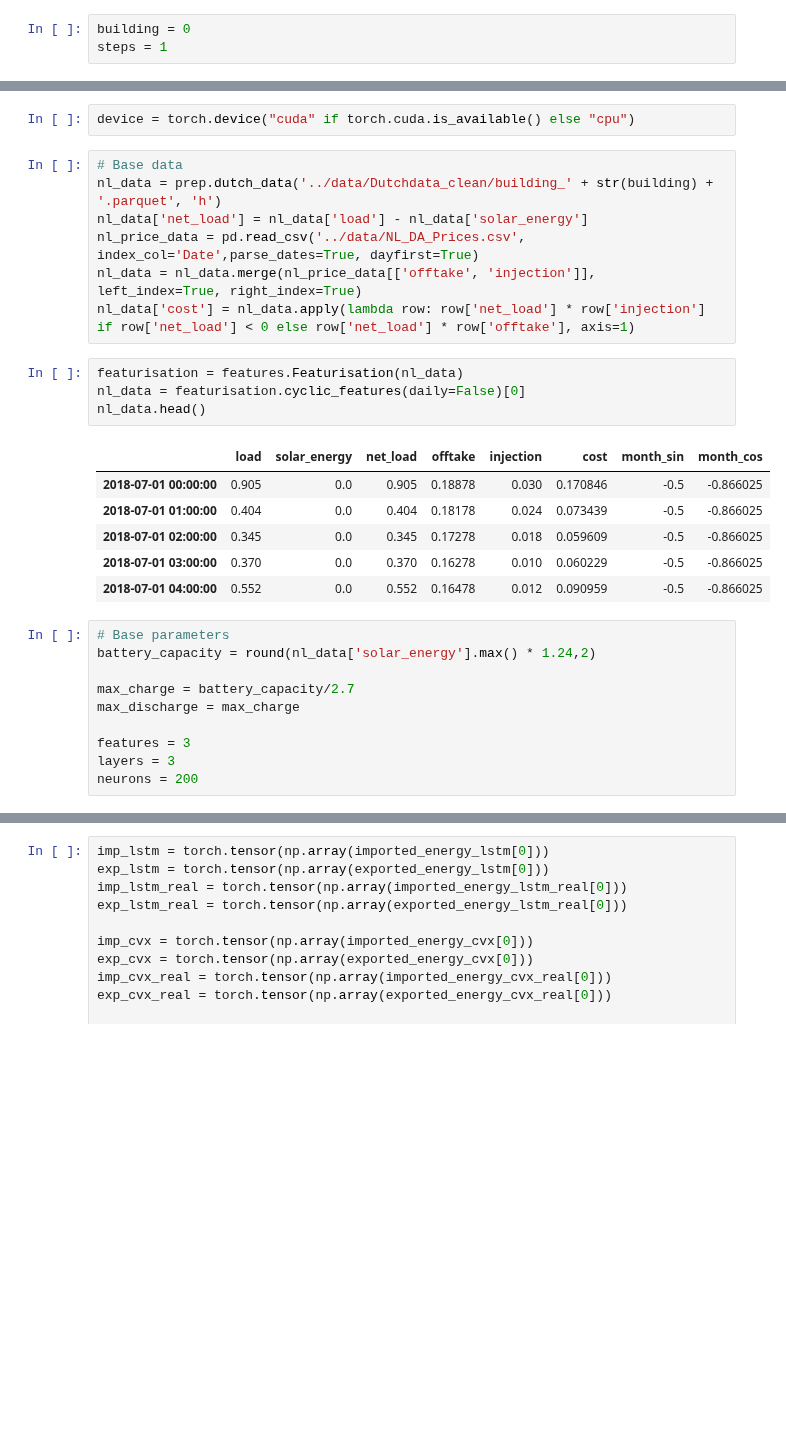
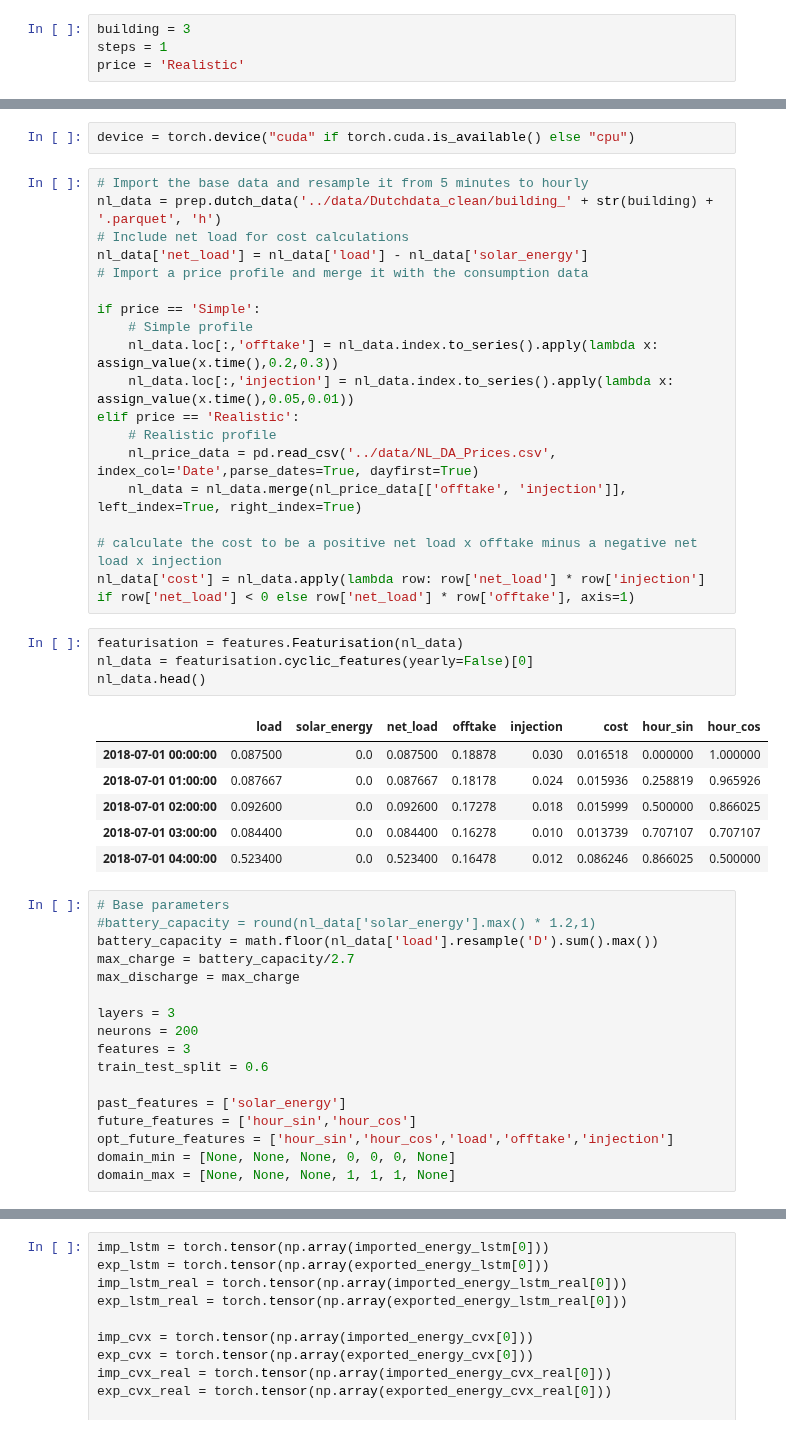
Before and after one commit to Joris-Dprtr/DFL_PVB, a Jupyter notebook: notebooks/MPC_execution.ipynb, the cells around one changed output, grey strips where cells are left out. Cells and saved outputs as stored; diff of their text form; blank space fills up the shorter version.

```diff
--- a/notebooks/MPC_execution.ipynb
+++ b/notebooks/MPC_execution.ipynb
@@ -1,6 +1,7 @@
 # %%
-building = 0
+building = 3
 steps = 1
+price = 'Realistic'
 # %%
 import torch
 import pandas as pd
@@ -26,31 +27,49 @@ def rescale(values, scaler):
 # %%
 device = torch.device("cuda" if torch.cuda.is_available() else "cpu")
 # %%
-# Base data
+# Import the base data and resample it from 5 minutes to hourly
 nl_data = prep.dutch_data('../data/Dutchdata_clean/building_' + str(building) + '.parquet', 'h')
+# Include net load for cost calculations
 nl_data['net_load'] = nl_data['load'] - nl_data['solar_energy']
-nl_price_data = pd.read_csv('../data/NL_DA_Prices.csv', index_col='Date',parse_dates=True, dayfirst=True)
-nl_data = nl_data.merge(nl_price_data[['offtake', 'injection']], left_index=True, right_index=True)
+# Import a price profile and merge it with the consumption data
+
+if price == 'Simple':
+    # Simple profile
+    nl_data.loc[:,'offtake'] = nl_data.index.to_series().apply(lambda x: assign_value(x.time(),0.2,0.3))
+    nl_data.loc[:,'injection'] = nl_data.index.to_series().apply(lambda x: assign_value(x.time(),0.05,0.01))
+elif price == 'Realistic':
+    # Realistic profile
+    nl_price_data = pd.read_csv('../data/NL_DA_Prices.csv', index_col='Date',parse_dates=True, dayfirst=True)
+    nl_data = nl_data.merge(nl_price_data[['offtake', 'injection']], left_index=True, right_index=True)
+
+# calculate the cost to be a positive net load x offtake minus a negative net load x injection
 nl_data['cost'] = nl_data.apply(lambda row: row['net_load'] * row['injection'] if row['net_load'] < 0 else row['net_load'] * row['offtake'], axis=1)
 # %%
 featurisation = features.Featurisation(nl_data)
-nl_data = featurisation.cyclic_features(daily=False)[0]
+nl_data = featurisation.cyclic_features(yearly=False)[0]
 nl_data.head()
 # %% [output]
-|  | load | solar_energy | net_load | offtake | injection | cost | month_sin | month_cos |
-| 2018-07-01 00:00:00 | 0.905 | 0.0 | 0.905 | 0.18878 | 0.030 | 0.170846 | -0.5 | -0.866025 |
-| 2018-07-01 01:00:00 | 0.404 | 0.0 | 0.404 | 0.18178 | 0.024 | 0.073439 | -0.5 | -0.866025 |
-| 2018-07-01 02:00:00 | 0.345 | 0.0 | 0.345 | 0.17278 | 0.018 | 0.059609 | -0.5 | -0.866025 |
-| 2018-07-01 03:00:00 | 0.370 | 0.0 | 0.370 | 0.16278 | 0.010 | 0.060229 | -0.5 | -0.866025 |
-| 2018-07-01 04:00:00 | 0.552 | 0.0 | 0.552 | 0.16478 | 0.012 | 0.090959 | -0.5 | -0.866025 |
+|  | load | solar_energy | net_load | offtake | injection | cost | hour_sin | hour_cos |
+| 2018-07-01 00:00:00 | 0.087500 | 0.0 | 0.087500 | 0.18878 | 0.030 | 0.016518 | 0.000000 | 1.000000 |
+| 2018-07-01 01:00:00 | 0.087667 | 0.0 | 0.087667 | 0.18178 | 0.024 | 0.015936 | 0.258819 | 0.965926 |
+| 2018-07-01 02:00:00 | 0.092600 | 0.0 | 0.092600 | 0.17278 | 0.018 | 0.015999 | 0.500000 | 0.866025 |
+| 2018-07-01 03:00:00 | 0.084400 | 0.0 | 0.084400 | 0.16278 | 0.010 | 0.013739 | 0.707107 | 0.707107 |
+| 2018-07-01 04:00:00 | 0.523400 | 0.0 | 0.523400 | 0.16478 | 0.012 | 0.086246 | 0.866025 | 0.500000 |
 # %%
 # Base parameters
-battery_capacity = round(nl_data['solar_energy'].max() * 1.24,2)
-
+#battery_capacity = round(nl_data['solar_energy'].max() * 1.2,1)
+battery_capacity = math.floor(nl_data['load'].resample('D').sum().max())
 max_charge = battery_capacity/2.7
 max_discharge = max_charge
 
-features = 3
 layers = 3
 neurons = 200
+features = 3
+train_test_split = 0.6
+
+past_features = ['solar_energy']
+future_features = ['hour_sin','hour_cos']
+opt_future_features = ['hour_sin','hour_cos','load','offtake','injection']
+domain_min = [None, None, None, 0, 0, 0, None]
+domain_max = [None, None, None, 1, 1, 1, None]
 # %%
```
Also changed, not shown: parts of 6 cells of this notebook, 5 other files.
